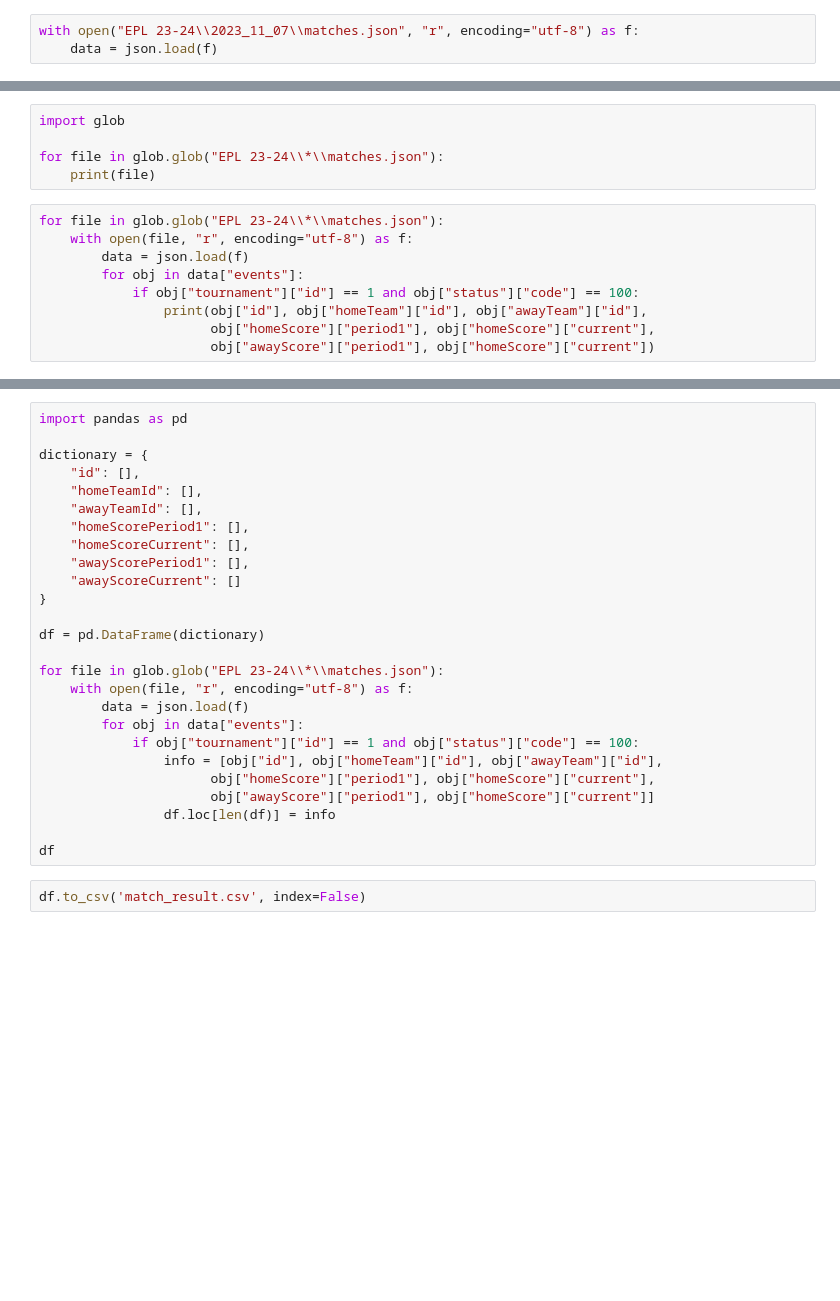
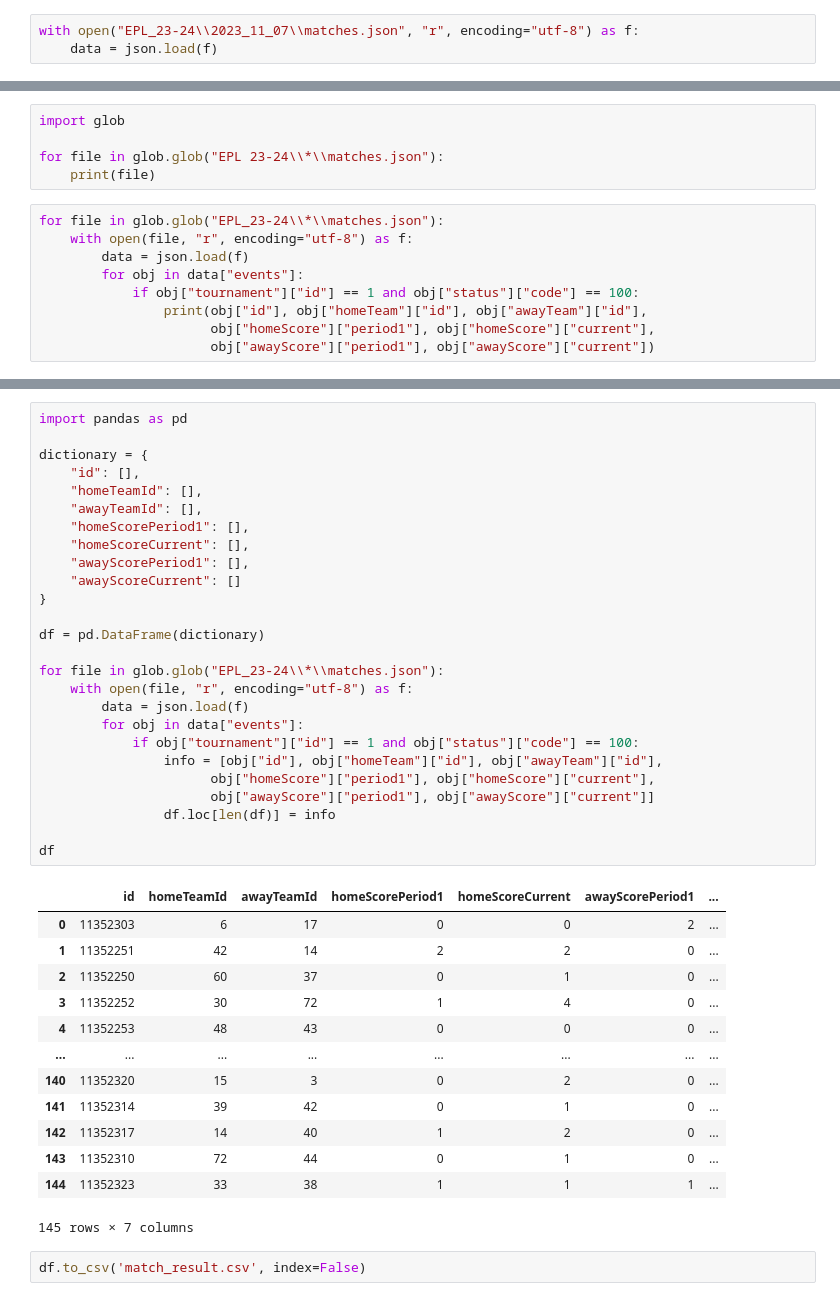
Before and after one commit to ML-DM-project/football-predict, a Jupyter notebook: data_preprocess.ipynb, the cells around one changed output, grey strips where cells are left out. Saved outputs shown, nothing was run; the diff lists cells and outputs as text; blank space fills up the shorter version.

```diff
--- a/data_preprocess.ipynb
+++ b/data_preprocess.ipynb
@@ -5,7 +5,7 @@
 # %%
 import json
 # %%
-with open("EPL 23-24\\2023_11_07\\matches.json", "r", encoding="utf-8") as f:
+with open("EPL_23-24\\2023_11_07\\matches.json", "r", encoding="utf-8") as f:
     data = json.load(f)
 # %%
 for obj in data["events"]:
@@ -17,11 +19,11 @@ import glob
 for file in glob.glob("EPL 23-24\\*\\matches.json"):
     print(file)
 # %%
-for file in glob.glob("EPL 23-24\\*\\matches.json"):
+for file in glob.glob("EPL_23-24\\*\\matches.json"):
     with open(file, "r", encoding="utf-8") as f:
         data = json.load(f)
         for obj in data["events"]:
             if obj["tournament"]["id"] == 1 and obj["status"]["code"] == 100:
                 print(obj["id"], obj["homeTeam"]["id"], obj["awayTeam"]["id"],
                       obj["homeScore"]["period1"], obj["homeScore"]["current"],
-                      obj["awayScore"]["period1"], obj["homeScore"]["current"])
+                      obj["awayScore"]["period1"], obj["awayScore"]["current"])
@@ -28,29 +48,43 @@ for file in glob.glob("EPL 23-24\\*\\matches.json"):
 # %%
 import pandas as pd
 
 dictionary = {
     "id": [],
     "homeTeamId": [],
     "awayTeamId": [],
     "homeScorePeriod1": [],
     "homeScoreCurrent": [],
     "awayScorePeriod1": [],
     "awayScoreCurrent": []
 }
 
 df = pd.DataFrame(dictionary)
 
-for file in glob.glob("EPL 23-24\\*\\matches.json"):
+for file in glob.glob("EPL_23-24\\*\\matches.json"):
     with open(file, "r", encoding="utf-8") as f:
         data = json.load(f)
         for obj in data["events"]:
             if obj["tournament"]["id"] == 1 and obj["status"]["code"] == 100:
                 info = [obj["id"], obj["homeTeam"]["id"], obj["awayTeam"]["id"],
                       obj["homeScore"]["period1"], obj["homeScore"]["current"],
-                      obj["awayScore"]["period1"], obj["homeScore"]["current"]]
+                      obj["awayScore"]["period1"], obj["awayScore"]["current"]]
                 df.loc[len(df)] = info
 
 df
+# %% [output]
+|  | id | homeTeamId | awayTeamId | homeScorePeriod1 | homeScoreCurrent | awayScorePeriod1 | ... |
+| 0 | 11352303 | 6 | 17 | 0 | 0 | 2 | ... |
+| 1 | 11352251 | 42 | 14 | 2 | 2 | 0 | ... |
+| 2 | 11352250 | 60 | 37 | 0 | 1 | 0 | ... |
+| 3 | 11352252 | 30 | 72 | 1 | 4 | 0 | ... |
+| 4 | 11352253 | 48 | 43 | 0 | 0 | 0 | ... |
+| ... | ... | ... | ... | ... | ... | ... | ... |
+| 140 | 11352320 | 15 | 3 | 0 | 2 | 0 | ... |
+| 141 | 11352314 | 39 | 42 | 0 | 1 | 0 | ... |
+| 142 | 11352317 | 14 | 40 | 1 | 2 | 0 | ... |
+| 143 | 11352310 | 72 | 44 | 0 | 1 | 0 | ... |
+| 144 | 11352323 | 33 | 38 | 1 | 1 | 1 | ... |
+145 rows × 7 columns
 # %%
 df.to_csv('match_result.csv', index=False)
 # %% [markdown]
```
Also changed, not shown: parts of 3 cells of this notebook, 3 other files.
